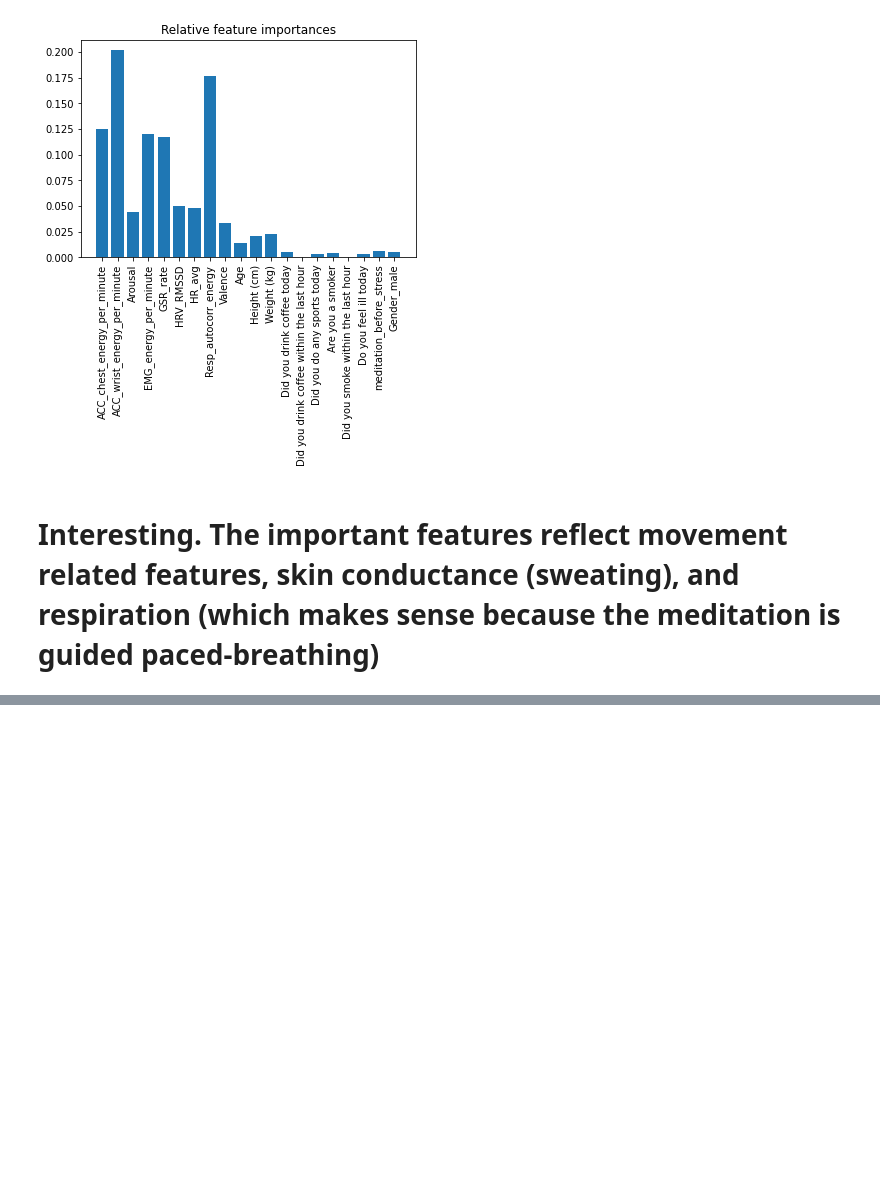
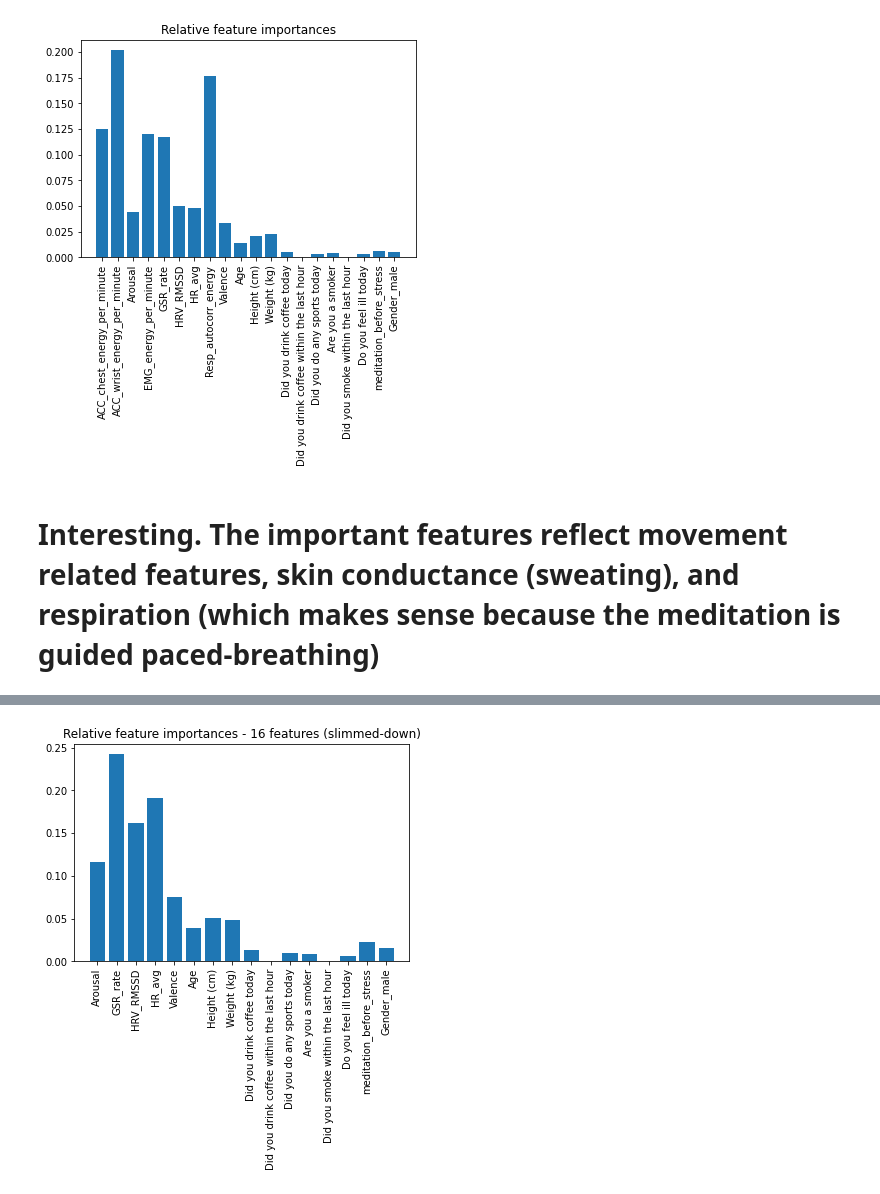
Before and after one commit to WalterPiTheScienceGuy/Springboard_Capstone2, a Jupyter notebook: Capstone2/notebooks/Capstone2-PreProcessing.ipynb, the cells around one changed output, grey strips where cells are left out. Cells and saved outputs as stored; diff of their text form; code cells hidden in the pictures; blank space fills up the shorter version.

```diff
--- a/Capstone2/notebooks/Capstone2-PreProcessing.ipynb
+++ b/Capstone2/notebooks/Capstone2-PreProcessing.ipynb
@@ -371,0 +546,9 @@ plt.show()
+# %%
+new_rand_forest = RandomForestClassifier(random_state=123)
+new_rand_forest.fit(new_X_train, y_train)
+plt.bar(x=range(len(new_rand_forest.feature_importances_)), height=new_rand_forest.feature_importances_)
+plt.xticks(range(len(new_rand_forest.feature_importances_)), labels=new_X_cols.columns,rotation=90)
+plt.title('Relative feature importances - 16 features (slimmed-down)')
+plt.show()
+# %% [output]
+[figure, added]
```
Also changed, not shown: parts of 42 cells of this notebook.
